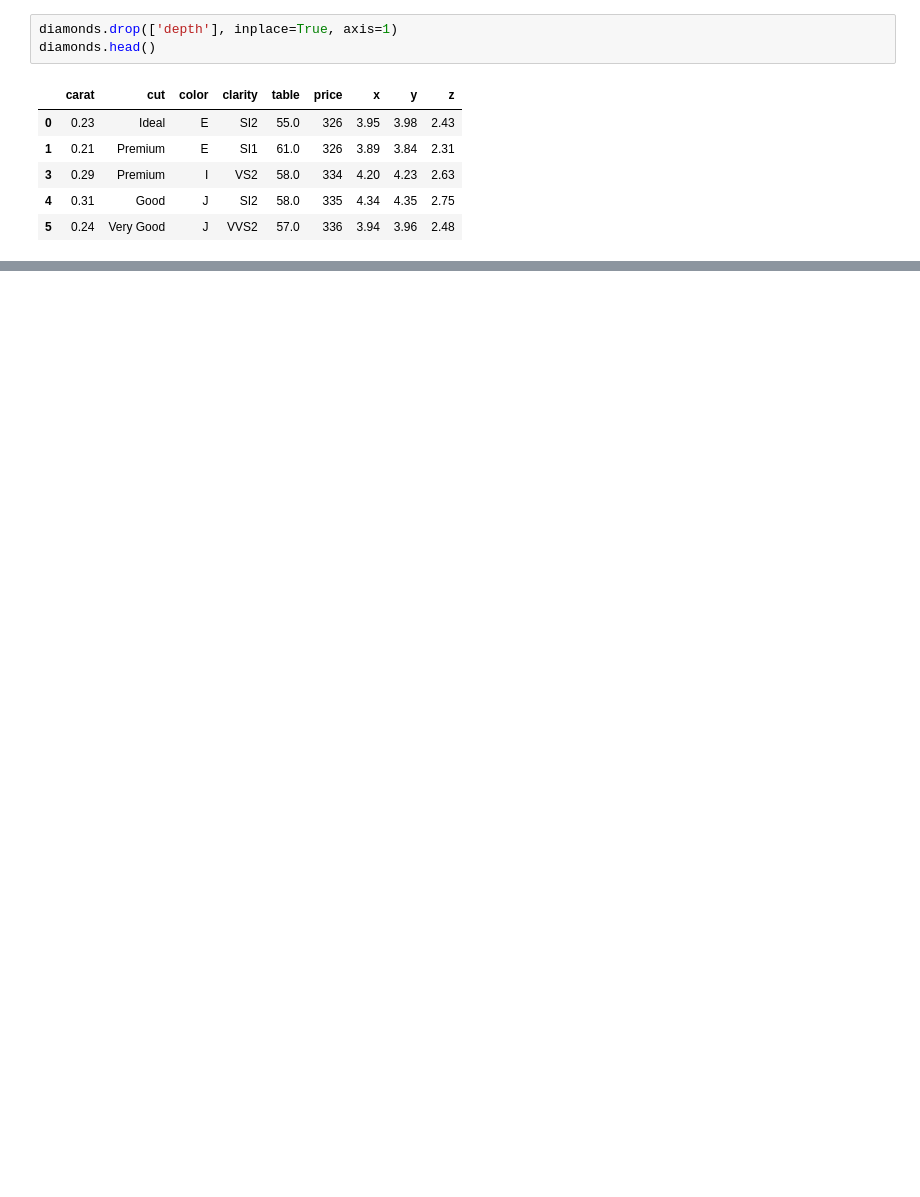
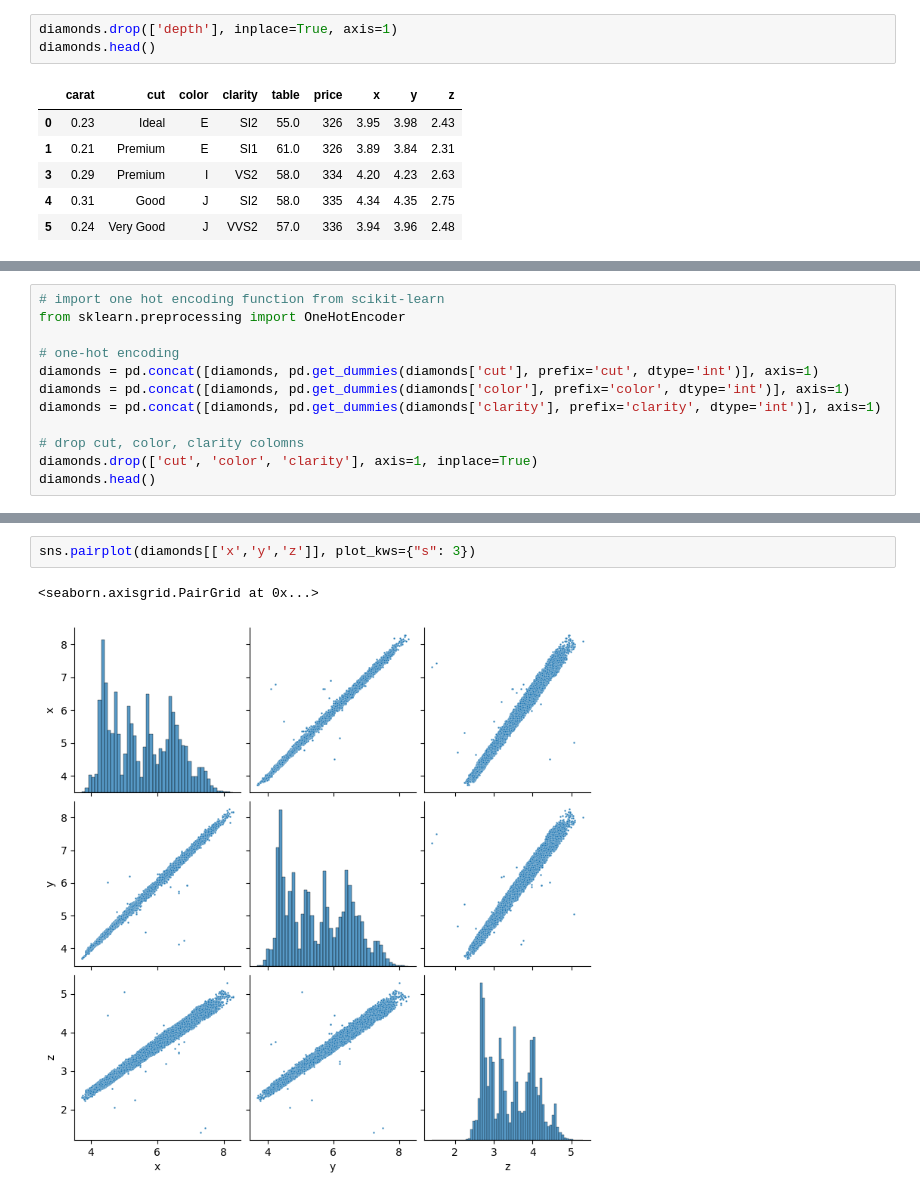
Before and after one commit to yasir-rtx/dbs_ML_expert, a Jupyter notebook: #01-PredictiveAnalytics/model.ipynb, the cells around one changed output, grey strips where cells are left out. Drawn from its saved outputs; the diff is of its cells as text; blank space fills up the shorter version.

```diff
--- a/#01-PredictiveAnalytics/model.ipynb
+++ b/#01-PredictiveAnalytics/model.ipynb
@@ -269,0 +337,12 @@ diamonds.head()
+# %%
+# import one hot encoding function from scikit-learn
+from sklearn.preprocessing import OneHotEncoder
+
+# one-hot encoding
+diamonds = pd.concat([diamonds, pd.get_dummies(diamonds['cut'], prefix='cut', dtype='int')], axis=1)
+diamonds = pd.concat([diamonds, pd.get_dummies(diamonds['color'], prefix='color', dtype='int')], axis=1)
+diamonds = pd.concat([diamonds, pd.get_dummies(diamonds['clarity'], prefix='clarity', dtype='int')], axis=1)
+
+# drop cut, color, clarity colomns
+diamonds.drop(['cut', 'color', 'clarity'], axis=1, inplace=True)
+diamonds.head()
@@ -269,0 +373,5 @@ diamonds.head()
+# %%
+sns.pairplot(diamonds[['x','y','z']], plot_kws={"s": 3})
+# %% [output]
+<seaborn.axisgrid.PairGrid at 0x...>
+[figure, added]
```
Also changed, not shown: parts of 46 cells of this notebook.
